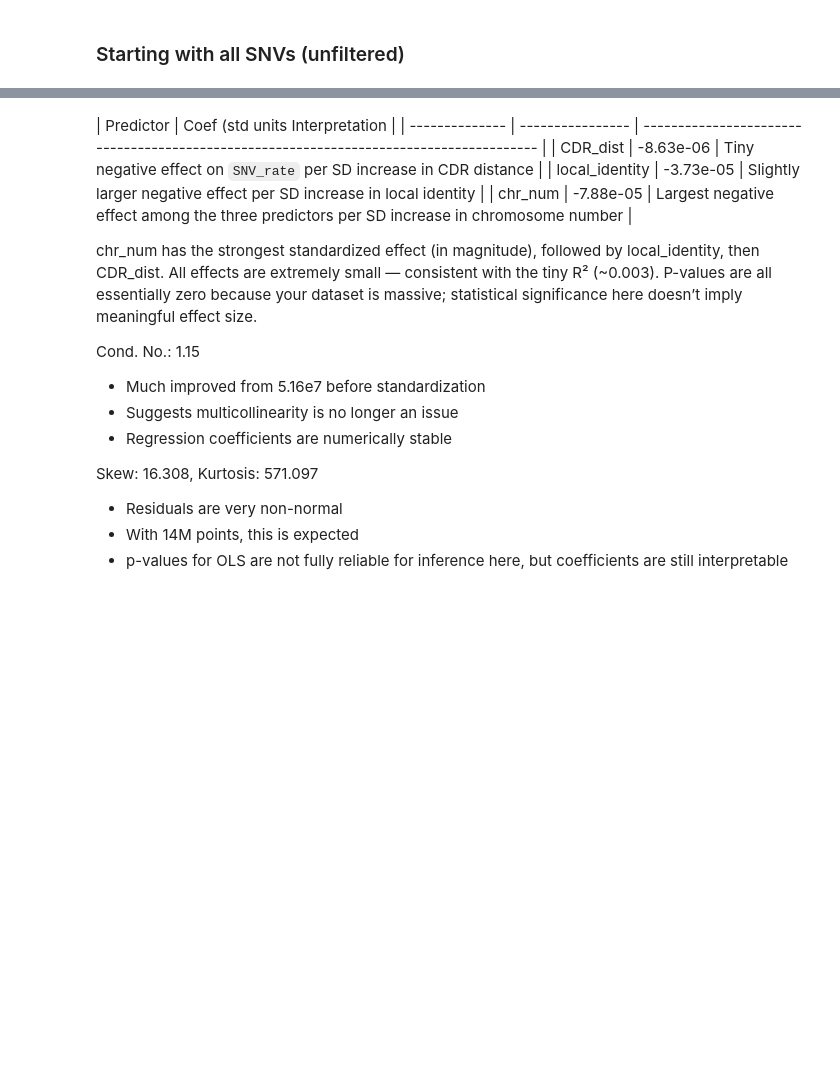
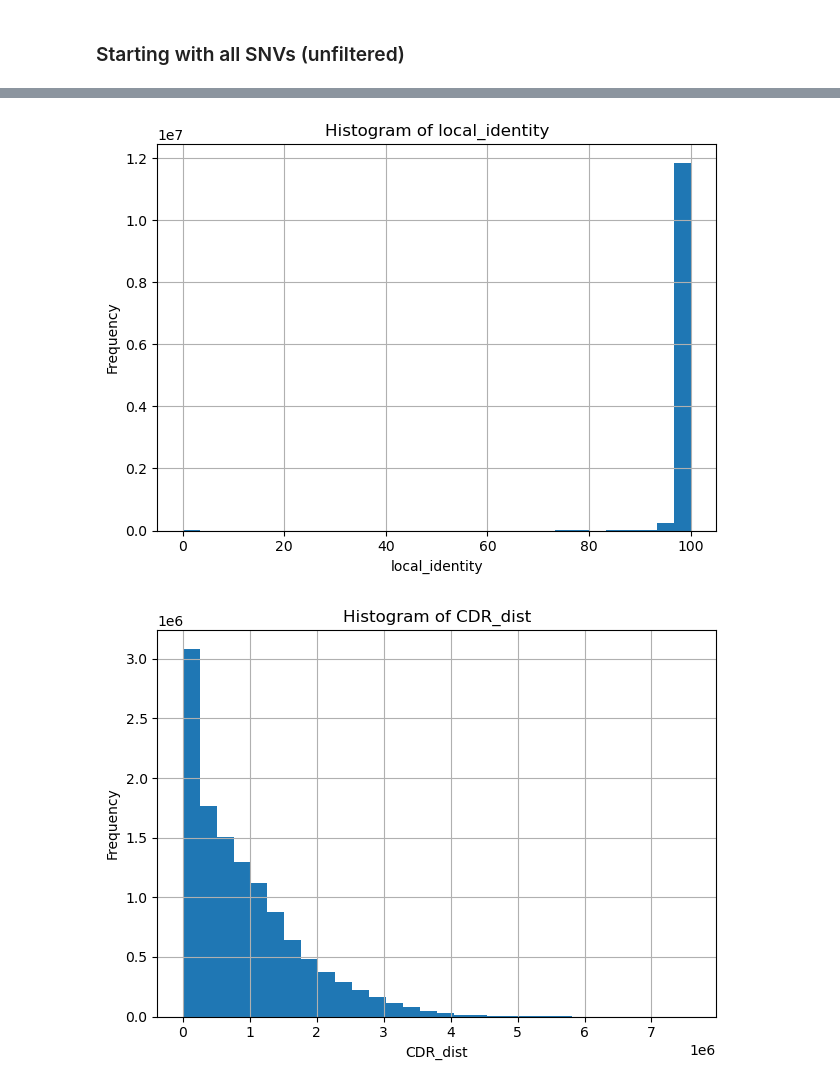
Before and after one commit to miramastoras/centrolign_analysis, a Jupyter notebook: analysis_notes/release2_QC_v2/notebooks/CDR_dist_regression.ipynb, the cells around one changed output, grey strips where cells are left out. Cells and saved outputs as stored; diff of their text form; code cells hidden in the pictures; blank space fills up the shorter version.

```diff
--- a/analysis_notes/release2_QC_v2/notebooks/CDR_dist_regression.ipynb
+++ b/analysis_notes/release2_QC_v2/notebooks/CDR_dist_regression.ipynb
@@ -130,8 +153,0 @@ all_snvs_df.head()
-# %%
-# Ensure numeric
-numeric_cols = ["SNV_rate", "CDR_dist", "local_identity", "chr_num"]
-
-for col in numeric_cols:
-    all_snvs_df[col] = pd.to_numeric(all_snvs_df[col], errors="coerce")
-
-all_snvs_df = all_snvs_df.dropna(subset=numeric_cols)
@@ -246,20 +154,16 @@ Notes:
-# %% [markdown]
-| Predictor      | Coef (std units  Interpretation                                                                          |
-| -------------- | ---------------- | --------------------------------------------------------------------------------------- |
-| CDR_dist       | -8.63e-06        | Tiny negative effect on `SNV_rate` per SD increase in CDR distance                      |
-| local_identity | -3.73e-05        | Slightly larger negative effect per SD increase in local identity                       |
-| chr_num        | -7.88e-05        | Largest negative effect among the three predictors per SD increase in chromosome number |
-
-chr_num has the strongest standardized effect (in magnitude), followed by local_identity, then CDR_dist.
-All effects are extremely small — consistent with the tiny R² (~0.003).
-P-values are all essentially zero because your dataset is massive; statistical significance here doesn’t imply meaningful effect size.
-
-Cond. No.: 1.15
-- Much improved from 5.16e7 before standardization
-- Suggests multicollinearity is no longer an issue
-- Regression coefficients are numerically stable
-
-Skew: 16.308, Kurtosis: 571.097
-- Residuals are very non-normal
-- With 14M points, this is expected
-- p-values for OLS are not fully reliable for inference here, but coefficients are still interpretable
+# %%
+import matplotlib.pyplot as plt
+
+cols = ["local_identity", "CDR_dist", "SNV_rate"]
+
+for col in cols:
+    plt.figure()
+    df[col].dropna().hist(bins=30)
+    plt.title(f"Histogram of {col}")
+    plt.xlabel(col)
+    plt.ylabel("Frequency")
+    plt.tight_layout()
+    plt.show()
+# %% [output]
+[figure, added]
+[figure, added]
```
Also changed, not shown: parts of 13 cells of this notebook, 3 other files.
